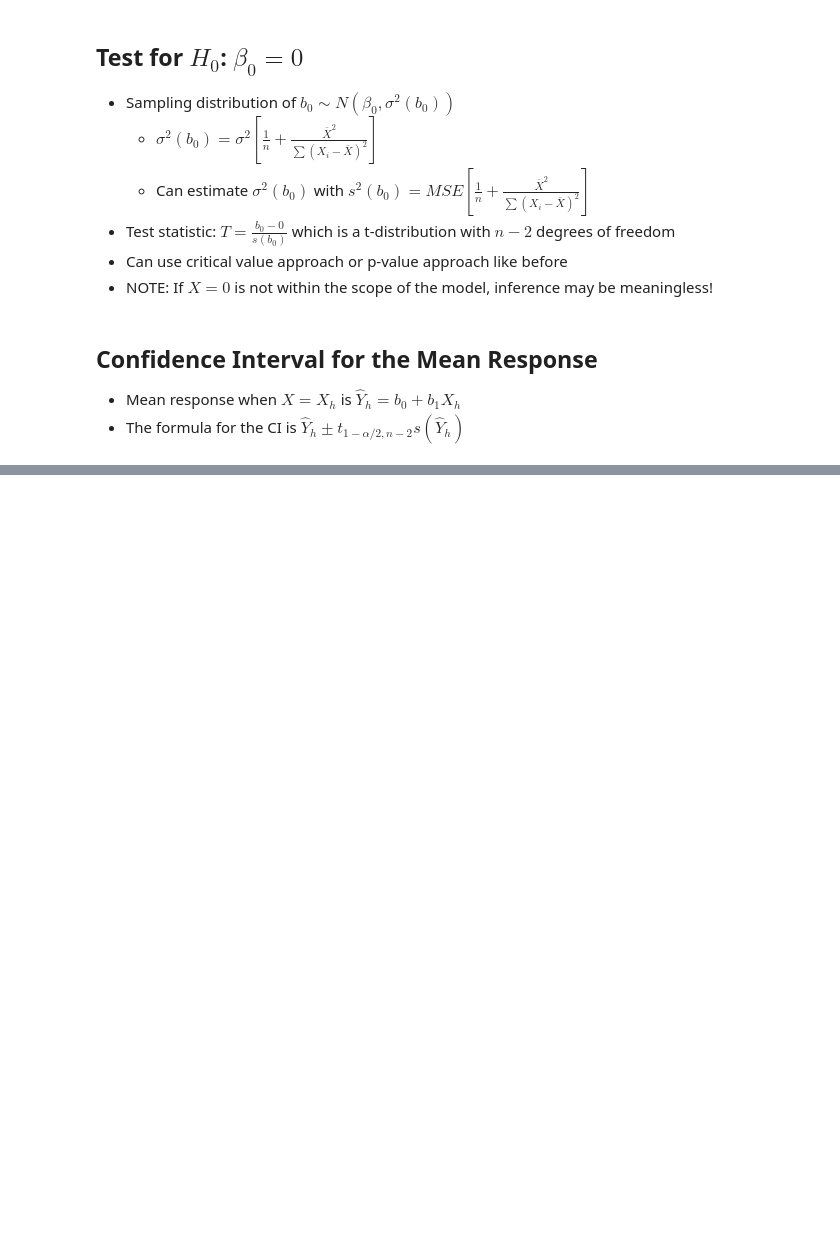
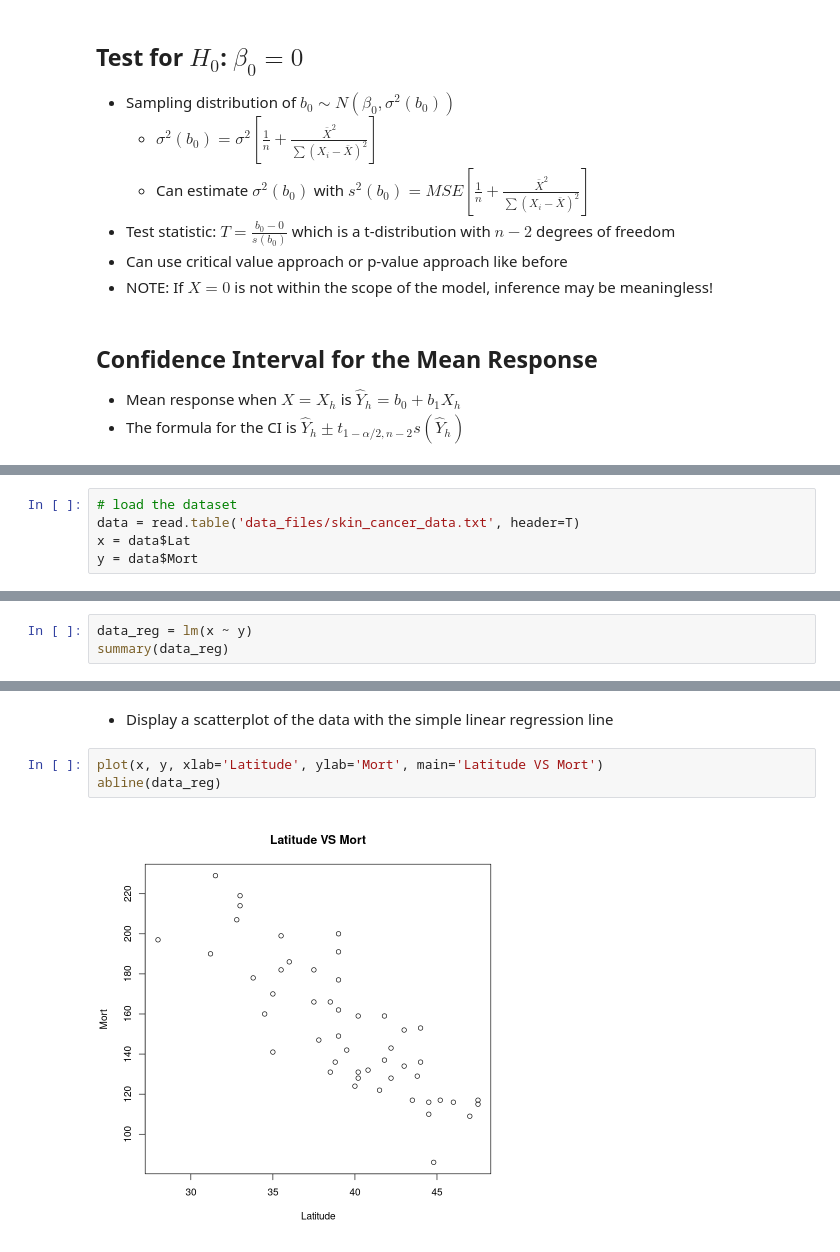
Before and after one commit to TrevorBushnell/STEM-Notes, a Jupyter notebook: MATH425 Applied Statistical Models/D - Inferences in Regression Analysis.ipynb, the cells around one changed output, grey strips where cells are left out. Cells and saved outputs as stored; diff of their text form; blank space fills up the shorter version.

```diff
--- a/MATH425 Applied Statistical Models/D - Inferences in Regression Analysis.ipynb
+++ b/MATH425 Applied Statistical Models/D - Inferences in Regression Analysis.ipynb
@@ -120,0 +125,5 @@ $$
+# %%
+# load the dataset
+data = read.table('data_files/skin_cancer_data.txt', header=T)
+x = data$Lat
+y = data$Mort
@@ -120,0 +132,3 @@ $$
+# %%
+data_reg = lm(x ~ y)
+summary(data_reg)
@@ -120,0 +153,7 @@ $$
+# %% [markdown]
+* Display a scatterplot of the data with the simple linear regression line
+# %%
+plot(x, y, xlab='Latitude', ylab='Mort', main='Latitude VS Mort')
+abline(data_reg)
+# %% [output]
+[figure, added]
```
Also changed, not shown: parts of 11 cells of this notebook, 5 other files.
